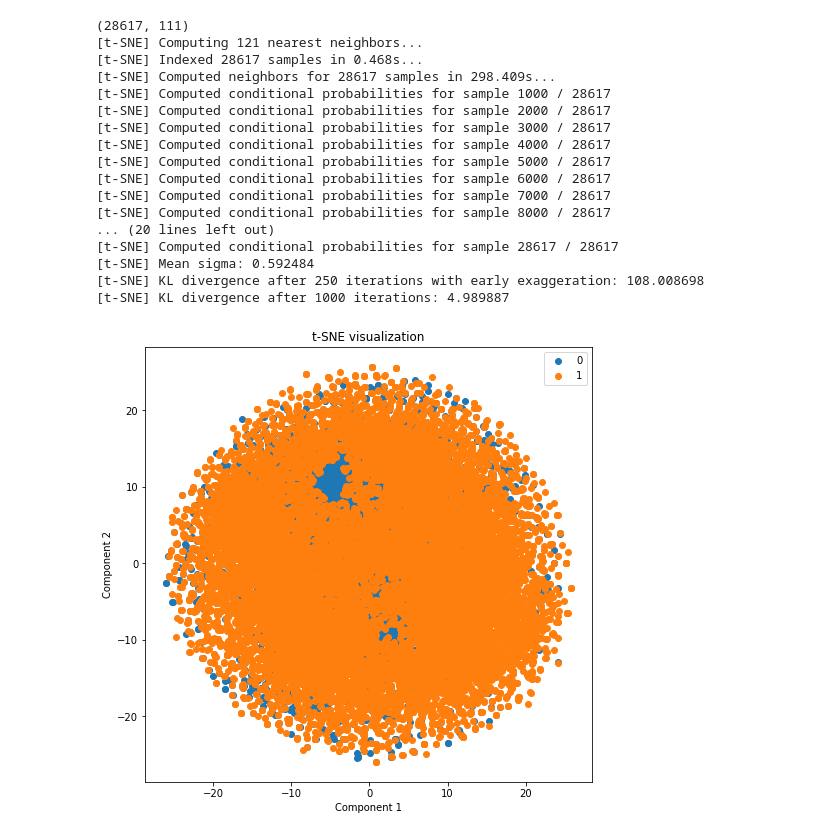
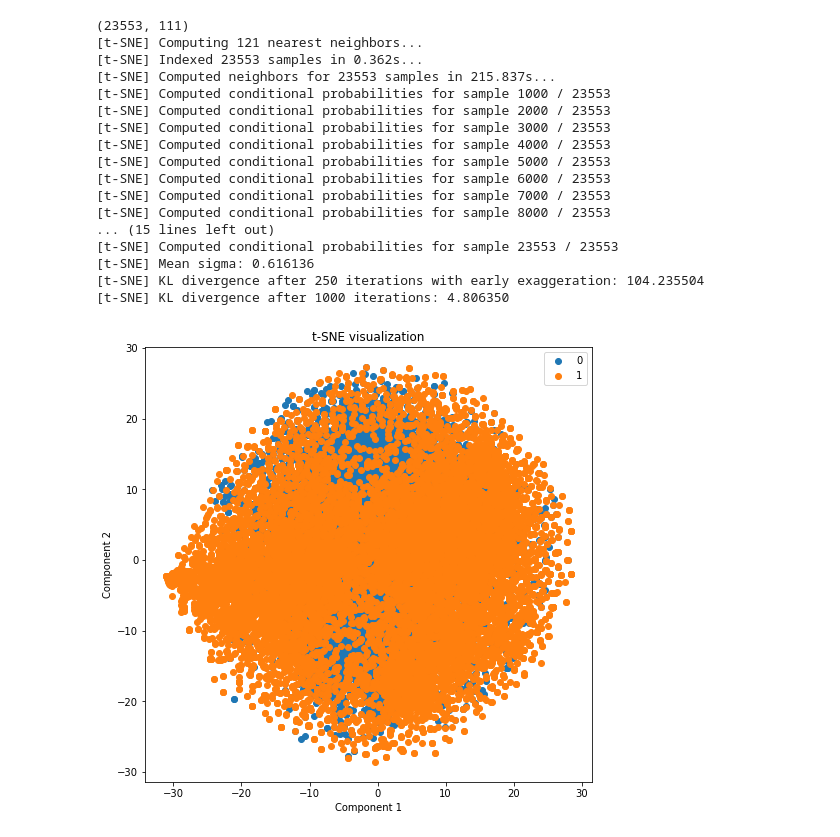
Before and after one commit to ajam74001/DiffWave_PCG, a Jupyter notebook: src/TSNE.ipynb, the cells around one changed output. Saved outputs shown, nothing was run; the diff lists cells and outputs as text; code cells hidden in the pictures.

```diff
--- a/src/TSNE.ipynb
+++ b/src/TSNE.ipynb
@@ -11,56 +11,61 @@ import random
 # %%
 
 root_dir = '/home/ainazj1/psanjay_ada/users/ainazj1/Datasets/physionet.org/files/circor-heart-sound/1.0.3'
-data_real = pd.read_csv(root_dir+'/real_diffwave_final.csv').drop('Unnamed: 0', axis=1).dropna()
+# data_real = pd.read_csv(root_dir+'/real_diffwave_final.csv').drop('Unnamed: 0', axis=1).dropna()
+# data_real = data_real.sample(frac=0.5, random_state=12).reset_index(drop=True)
+# data_fake = pd.read_csv(root_dir+'/fake_diffwave_final.csv').drop('Unnamed: 0', axis=1).dropna()
+# data_fake = data_fake.sample(frac=0.5, random_state=12).reset_index(drop=True)
+data_real = pd.read_csv(root_dir+'/real_Abnormal_diffwave_final.csv').drop('Unnamed: 0', axis=1).dropna()
 data_real = data_real.sample(frac=0.5, random_state=12).reset_index(drop=True)
-data_fake = pd.read_csv(root_dir+'/fake_diffwave_final.csv').drop('Unnamed: 0', axis=1).dropna()
+data_fake = pd.read_csv(root_dir+'/fake_Abnormal_diffwave_final.csv').drop('Unnamed: 0', axis=1).dropna()
 data_fake = data_fake.sample(frac=0.5, random_state=12).reset_index(drop=True)
+
 
 data_real['label'] = 1
 data_fake['label'] = 0
 
 D = pd.concat([data_real, data_fake], axis =0)
 D = D.sample(frac=1, random_state=12).reset_index(drop=True) # shuffle the data
 
 print(D.shape)
 labels = D['label']
 data = D.drop('label', axis =1 )
 
 # Create a t-SNE instance with desired parameters
 tsne = TSNE(n_components=2, verbose=1, perplexity=40, n_iter=1000, random_state=42)
 
 # Perform t-SNE on the data
 tsne_results = tsne.fit_transform(data)
 
 # Plot the results
 plt.figure(figsize=(8, 8))
 for label in np.unique(labels):
     # Find points with the current label
     indices = labels == label
     plt.scatter(tsne_results[indices, 0], tsne_results[indices, 1], label=label)
 
 # Annotate the plot
 plt.legend()
 plt.title('t-SNE visualization')
 plt.xlabel('Component 1')
 plt.ylabel('Component 2')
 plt.show()
 # %% [output]
-(28617, 111)
+(23553, 111)
 [t-SNE] Computing 121 nearest neighbors...
-[t-SNE] Indexed 28617 samples in 0.468s...
-[t-SNE] Computed neighbors for 28617 samples in 298.409s...
-[t-SNE] Computed conditional probabilities for sample 1000 / 28617
-[t-SNE] Computed conditional probabilities for sample 2000 / 28617
-[t-SNE] Computed conditional probabilities for sample 3000 / 28617
-[t-SNE] Computed conditional probabilities for sample 4000 / 28617
-[t-SNE] Computed conditional probabilities for sample 5000 / 28617
-[t-SNE] Computed conditional probabilities for sample 6000 / 28617
-[t-SNE] Computed conditional probabilities for sample 7000 / 28617
-[t-SNE] Computed conditional probabilities for sample 8000 / 28617
-... (20 lines left out)
-[t-SNE] Computed conditional probabilities for sample 28617 / 28617
-[t-SNE] Mean sigma: 0.592484
-[t-SNE] KL divergence after 250 iterations with early exaggeration: 108.008698
-[t-SNE] KL divergence after 1000 iterations: 4.989887
+[t-SNE] Indexed 23553 samples in 0.362s...
+[t-SNE] Computed neighbors for 23553 samples in 215.837s...
+[t-SNE] Computed conditional probabilities for sample 1000 / 23553
+[t-SNE] Computed conditional probabilities for sample 2000 / 23553
+[t-SNE] Computed conditional probabilities for sample 3000 / 23553
+[t-SNE] Computed conditional probabilities for sample 4000 / 23553
+[t-SNE] Computed conditional probabilities for sample 5000 / 23553
+[t-SNE] Computed conditional probabilities for sample 6000 / 23553
+[t-SNE] Computed conditional probabilities for sample 7000 / 23553
+[t-SNE] Computed conditional probabilities for sample 8000 / 23553
+... (15 lines left out)
+[t-SNE] Computed conditional probabilities for sample 23553 / 23553
+[t-SNE] Mean sigma: 0.616136
+[t-SNE] KL divergence after 250 iterations with early exaggeration: 104.235504
+[t-SNE] KL divergence after 1000 iterations: 4.806350
-[figure, old version]
+[figure, new version]
```
Also changed, not shown: 18 other files.
